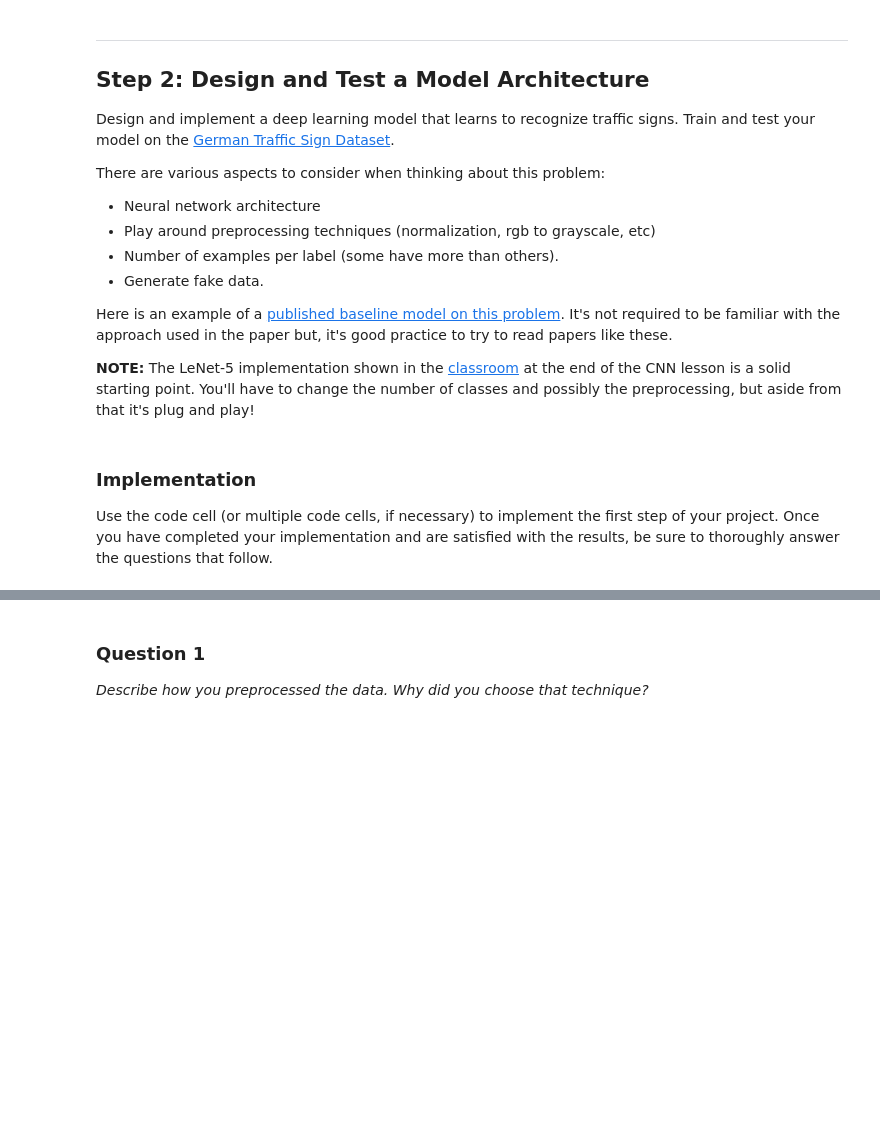
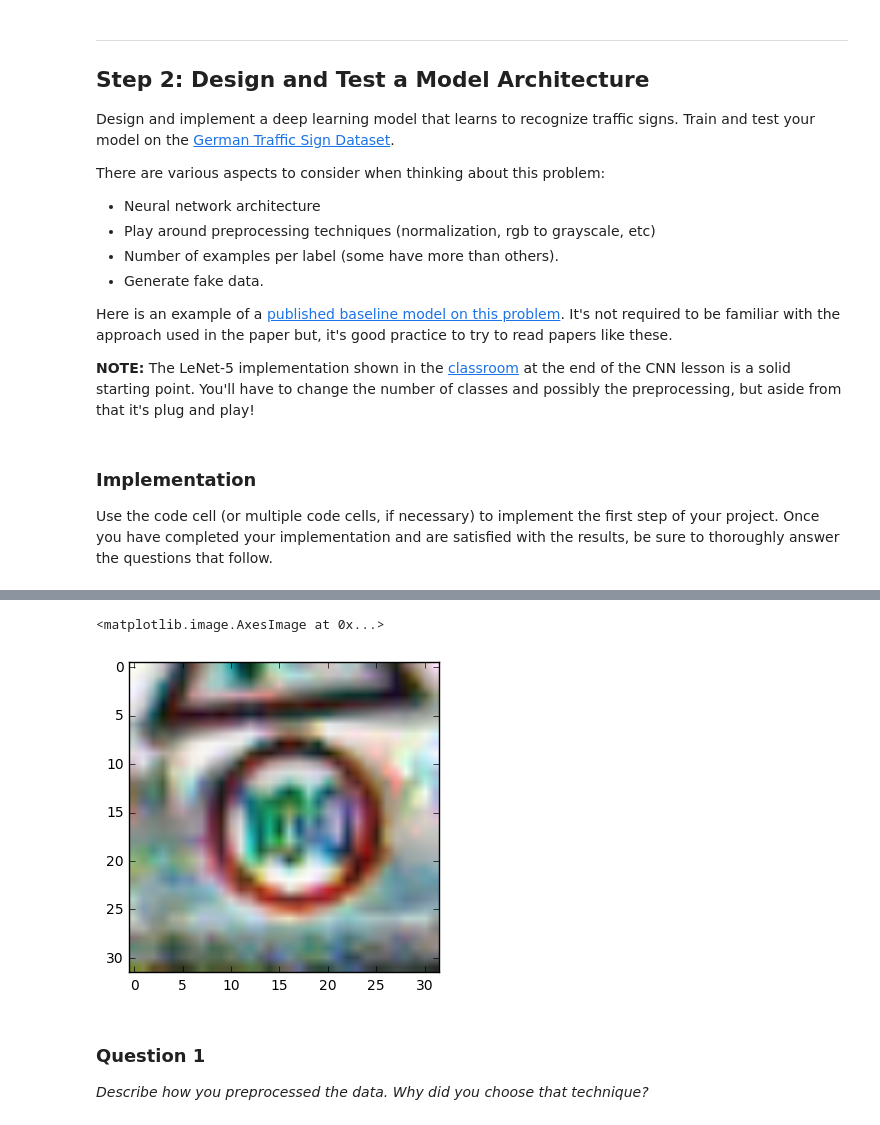
Before and after one commit to dankiman/CarND-Traffic-Sign-Classifier-Project-1, a Jupyter notebook: Traffic_Sign_Classifier.ipynb, the cells around one changed output, grey strips where cells are left out. Cells and saved outputs as stored; diff of their text form; code cells hidden in the pictures; blank space fills up the shorter version.

Commit message:
clahe

```diff
--- a/Traffic_Sign_Classifier.ipynb
+++ b/Traffic_Sign_Classifier.ipynb
@@ -131,7 +131,7 @@ def weight_variable(shape):
     return tf.Variable(initial)
 
 def bias_variable(shape):
-    initial = tf.constant(0.1, shape=shape)
+    initial = tf.zeros(shape=shape)
     return tf.Variable(initial)
 
 def conv2d(x, W, b, strides=1):
@@ -158,7 +158,6 @@ def conv_net(x):
 
     # Pooling Layer 2. 16x16x16 -> 8x8x16
     conv2 = maxpool2d(conv2)
-    # conv2 = tf.nn.dropout(conv2, dropout)
 
     # Fully Connected Layer 1. 4x4x32 -> 120
     fc1_W = weight_variable([8*8*16, 120])
@@ -183,7 +182,7 @@ one_hot_y = tf.one_hot(y, 43)
 
 logits = conv_net(x)
 loss_operation = tf.reduce_mean(tf.nn.softmax_cross_entropy_with_logits(logits, one_hot_y))
-optimizer = tf.train.AdamOptimizer(0.001)
+optimizer = tf.train.AdamOptimizer(learning_rate=0.001)
 training_operation = optimizer.minimize(loss_operation)
 correct_prediction = tf.equal(tf.argmax(logits, 1), tf.argmax(one_hot_y, 1))
 accuracy_operation = tf.reduce_mean(tf.cast(correct_prediction, tf.float32))
@@ -242,3 +347,26 @@ Test Accuracy = 0.826
+# %%
+import cv2
+
+def rgb_clahe(bgr_img):
+    b,g,r = cv2.split(bgr_img)
+    clahe = cv2.createCLAHE(clipLimit=20, tileGridSize=(4,4))
+    b = clahe.apply(b)
+    g = clahe.apply(g)
+    r = clahe.apply(r)
+    return cv2.merge([b,g,r])
+
+def lab_clahe(bgr_img):
+    lab = cv2.cvtColor(bgr_img, cv2.COLOR_BGR2LAB)
+    l,a,b = cv2.split(lab)
+    clahe = cv2.createCLAHE(clipLimit=20, tileGridSize=(4,4))
+    l = clahe.apply(l)
+    lab = cv2.merge((l,a,b))
+    return cv2.cvtColor(lab, cv2.COLOR_LAB2BGR)
+
+plt.imshow(rgb_clahe(X_train[32]))
+# %% [output]
+<matplotlib.image.AxesImage at 0x...>
+[figure, added]
 # %% [markdown]
 ### Question 1
 
```
Also changed, not shown: parts of 11 cells of this notebook.
